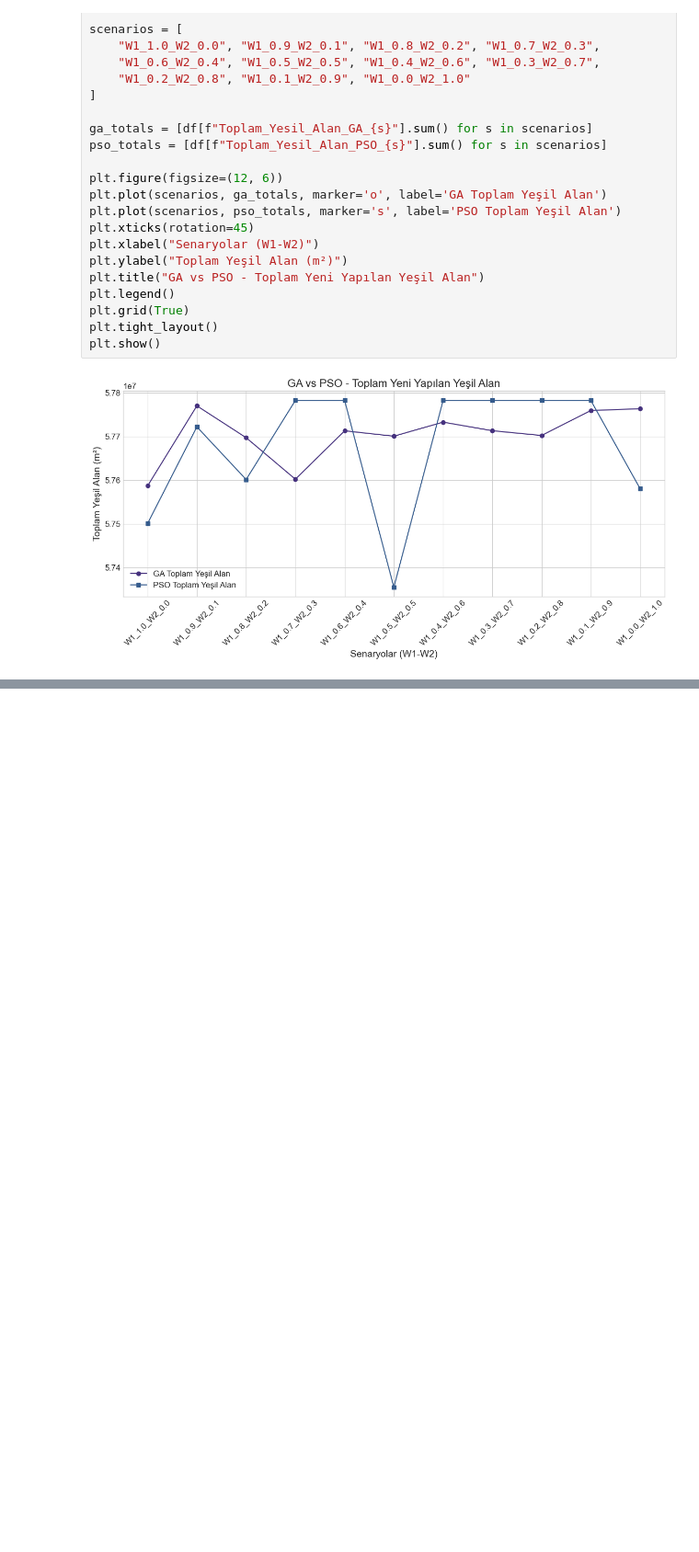
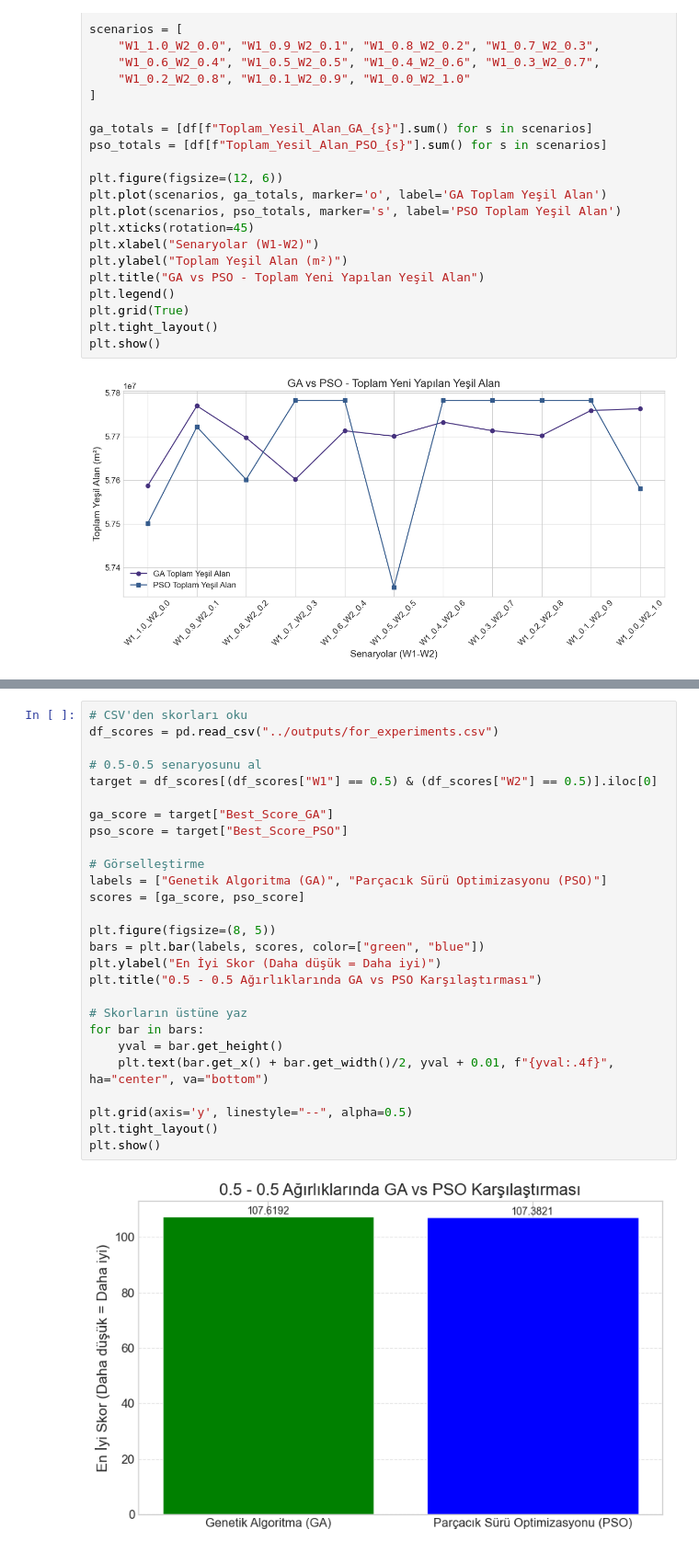
Before and after one commit to itu-itis24-doganne23/Optimization-Project, a Jupyter notebook: visiualization/visualization.ipynb, the cells around one changed output, grey strips where cells are left out. Shown at 92% size. Saved outputs shown, nothing was run; the diff lists cells and outputs as text; blank space fills up the shorter version.

Commit message:
experimentler için eklemeler yapıldı.

```diff
--- a/visiualization/visualization.ipynb
+++ b/visiualization/visualization.ipynb
@@ -399,0 +400,29 @@ plt.show()
+# %%
+# CSV'den skorları oku
+df_scores = pd.read_csv("../outputs/for_experiments.csv")
+
+# 0.5-0.5 senaryosunu al
+target = df_scores[(df_scores["W1"] == 0.5) & (df_scores["W2"] == 0.5)].iloc[0]
+
+ga_score = target["Best_Score_GA"]
+pso_score = target["Best_Score_PSO"]
+
+# Görselleştirme
+labels = ["Genetik Algoritma (GA)", "Parçacık Sürü Optimizasyonu (PSO)"]
+scores = [ga_score, pso_score]
+
+plt.figure(figsize=(8, 5))
+bars = plt.bar(labels, scores, color=["green", "blue"])
+plt.ylabel("En İyi Skor (Daha düşük = Daha iyi)")
+plt.title("0.5 - 0.5 Ağırlıklarında GA vs PSO Karşılaştırması")
+
+# Skorların üstüne yaz
+for bar in bars:
+    yval = bar.get_height()
+    plt.text(bar.get_x() + bar.get_width()/2, yval + 0.01, f"{yval:.4f}", ha="center", va="bottom")
+
+plt.grid(axis='y', linestyle="--", alpha=0.5)
+plt.tight_layout()
+plt.show()
+# %% [output]
+[figure, added]
```
Also changed, not shown: parts of 2 cells of this notebook, 6 other files.
